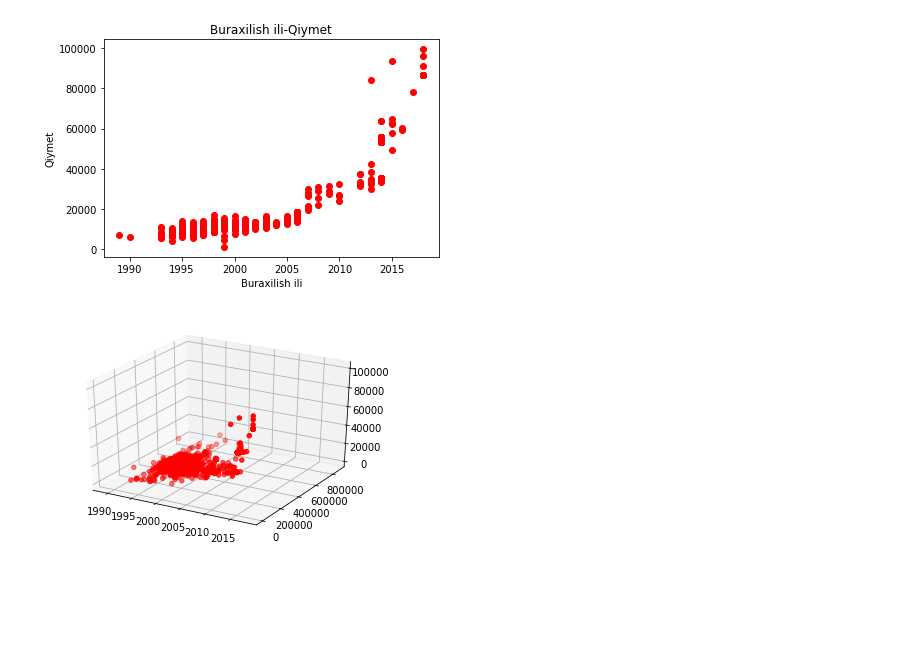
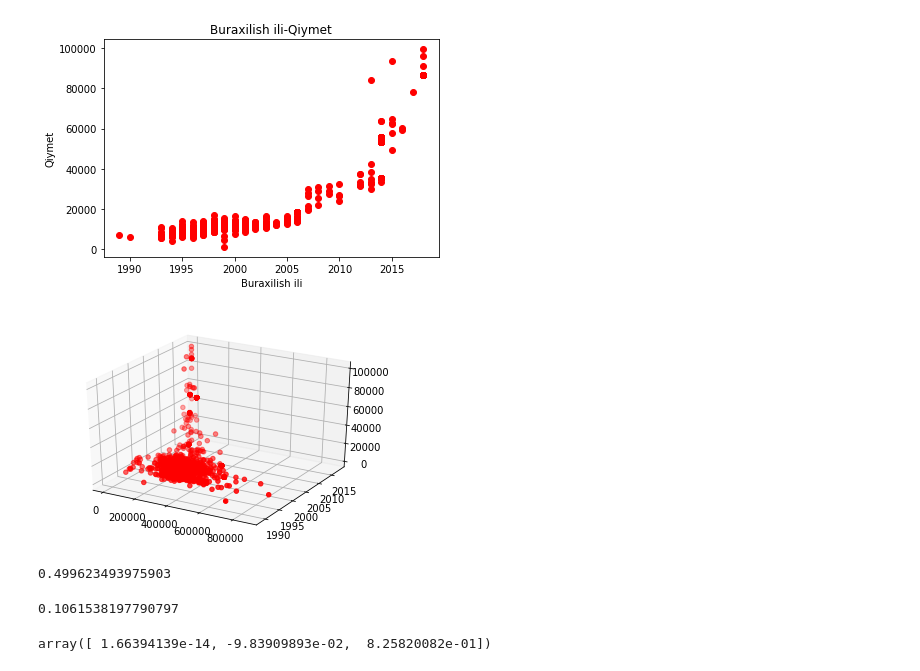
Before and after one commit to Musadiq-Aliyev/Linear-Regression, a Jupyter notebook: Linear Regression.ipynb, the cells around one changed output. Cells and saved outputs as stored; diff of their text form; code cells hidden in the pictures; blank space fills up the shorter version.

```diff
--- a/Linear Regression.ipynb
+++ b/Linear Regression.ipynb
@@ -40,14 +49,14 @@ plt.show()
 # %%
 
 from mpl_toolkits.mplot3d import Axes3D
 fig = plt.figure()
 ax = fig.add_subplot(111, projection='3d')
 
 
 #ax.scatter(data['Buraxilish ili'],data['Yurush'],data['Qiymet'],s=20, color='red')
-ax.scatter(il,yurus,qiymet,s=20, color='red')
+ax.scatter(yurus,il,qiymet,s=20, color='red')
 
 
 plt.show()
 # %% [output]
-[figure, old version]
+[figure, new version]
@@ -53,0 +84,4 @@ plt.show()
+# %%
+cost_function(X, Y, T)
+# %% [output]
+0.499623493975903
@@ -53,0 +105,9 @@ plt.show()
+# %%
+cost_history[-1]
+# %% [output]
+0.1061538197790797
+# %%
+
+newT
+# %% [output]
+array([ 1.66394139e-14, -9.83909893e-02,  8.25820082e-01])
```
Also changed, not shown: parts of 16 cells of this notebook, 2 other files.
